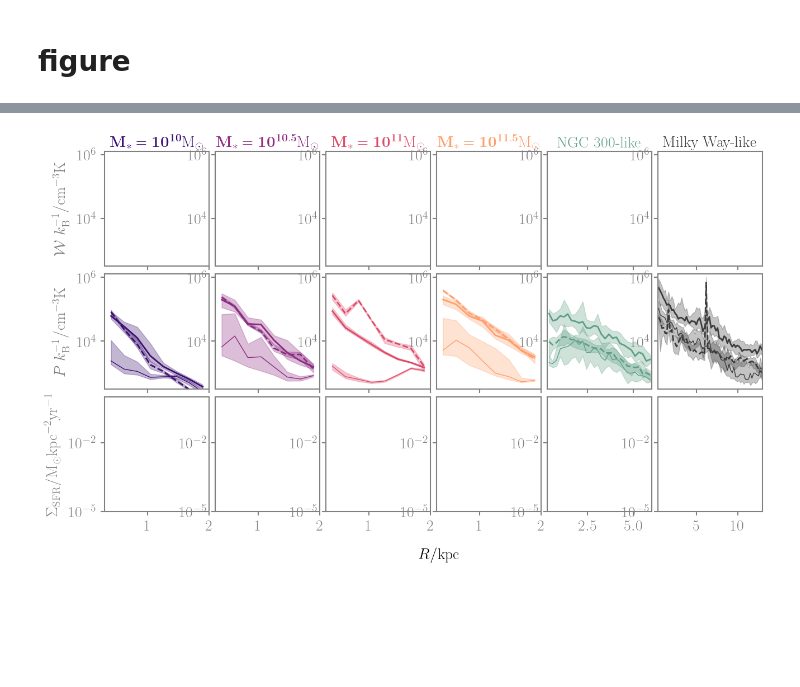
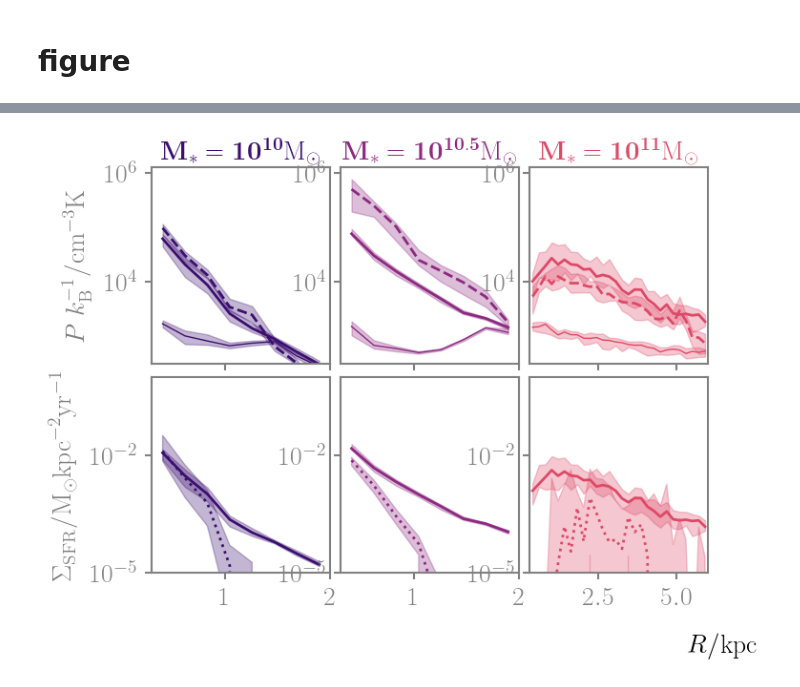
Before and after one commit to sjeffreson/GalactISM-analysis-PRFM, a Jupyter notebook: Check_pressures-weights-SFRs_single-time.ipynb, the cells around one changed output, grey strips where cells are left out. Saved outputs shown, nothing was run; the diff lists cells and outputs as text; code cells hidden in the pictures; blank space fills up the shorter version.

```diff
--- a/Check_pressures-weights-SFRs_single-time.ipynb
+++ b/Check_pressures-weights-SFRs_single-time.ipynb
@@ -63,9 +59,9 @@ ETG_medM = PRFMDataset(
     total_height=0.3, # kpc
     Rmax=2., # kpc
     phibin_sep=np.pi/12.,
-    snapname="snap-DESPOTIC_100.hdf5",
+    snapname="snap-DESPOTIC_399.hdf5",
     exclude_temp_above=1.e4,
     exclude_avir_below=2.,
-    realign_galaxy=True, # according to angular momentum vector of gas
+    realign_galaxy_to_disk=True, # according to angular momentum vector of gas
     required_particle_types=[0,1,2,3,4], # just gas by default
 )
@@ -94,6 +86,6 @@ NGC300 = PRFMDataset(
     snapname="snap-DESPOTIC_799.hdf5",
     exclude_temp_above=1.e4,
     exclude_avir_below=2.,
-    realign_galaxy=True, # according to angular momentum vector of gas
+    realign_galaxy_to_disk=True, # according to angular momentum vector of gas
     required_particle_types=[0,1,2,3,4], # just gas by default
 )
@@ -116,6 +104,8 @@ MW = PRFMDataset(
 # %%
-data = [ETG_vlM, ETG_lowM, ETG_medM, ETG_hiM, NGC300, MW]
-Rmaxs_kpc = np.array([ETG_vlM.Rmax, ETG_lowM.Rmax, ETG_medM.Rmax, ETG_hiM.Rmax, NGC300.Rmax, MW.Rmax])/ah.kpc_to_cm
+data = [ETG_vlM, ETG_medM, NGC300]
+Rmaxs_kpc = np.array([ETG_vlM.Rmax, ETG_medM.Rmax, NGC300.Rmax])/ah.kpc_to_cm
+#data = [ETG_vlM, ETG_lowM, ETG_medM, ETG_hiM, NGC300]#, MW]
+#Rmaxs_kpc = np.array([ETG_vlM.Rmax, ETG_lowM.Rmax, ETG_medM.Rmax, ETG_hiM.Rmax, NGC300.Rmax])/ah.kpc_to_cm#,MW.Rmax
 # %%
 keys = ['Ptot', 'Ptherm', 'Pturb', 'Weight', 'SigmaSFR']
 props = []
@@ -124,7 +114,9 @@ for instance in data:
     for key in keys:
         props_dict[key] = {}
         props_2D = instance.get_prop_by_keyword(key)
+        props_dict[key]['mean'] = np.nanmean(props_2D, axis=1)
         props_dict[key]['med'] = np.nanmedian(props_2D, axis=1)
+        props_dict[key]['std'] = np.std(props_2D, axis=1)
         props_dict[key]['q1'] = np.nanquantile(props_2D, 0.25, axis=1)
         props_dict[key]['q4'] = np.nanquantile(props_2D, 0.75, axis=1)
     props_dict['Rbin_centers'] = instance.Rbin_centers
@@ -177,19 +167,7 @@ for i, Rmax in zip(range(6), Rmaxs_kpc):
     ax.set_yscale('log')
     axs_bot.append(ax)
 
-axs_top = []
-for i, Rmax in zip(range(6), Rmaxs_kpc):
-    if(i==0):
-        ylabel=r'$\mathcal{W}~k_{\rm B}^{-1}/{\rm cm}^{-3} {\rm K}$'
-        ax = fig.add_axes([leftMarg+i*(w+wBetMarg), botMarg+2*(h+hBetMarg), w, h], ylim=[10.**2.5, 10.**6.1], xlim=[0.3, Rmax],
-                         xlabel='', xticklabels='', ylabel=ylabel)
-    else:
-        ax = fig.add_axes([leftMarg+i*(w+wBetMarg), botMarg+2*(h+hBetMarg), w, h], ylim=[10.**2.5, 10.**6.1], xlim=[0.3, Rmax],
-                         xlabel='', xticklabels='', yticklabels='')
-    ax.set_yscale('log')
-    axs_top.append(ax)
-
-for ax, label, color in zip(axs_top, labels, colors):
+for ax, label, color in zip(axs_mid, labels, colors):
     print(color)
     ax.set_title(label, color=color, fontsize=20)
 fig.text(0.475, -0.02, r'$R/{\rm kpc}$')
@@ -197,9 +175,9 @@ fig.text(0.475, -0.02, r'$R/{\rm kpc}$')
 ### plot stuff
 # weight vs. pressure
 for ax, color, props_ in zip(axs_mid, colors, props):
-    ax.plot(props_['Rbin_centers']/ah.kpc_to_cm, props_['Weight']['med']/ah.kB_cgs, color=color, lw=2, ls='dashed')
-    ax.fill_between(props_['Rbin_centers']/ah.kpc_to_cm, props_['Weight']['q1']/ah.kB_cgs,
-                    y2=props_['Weight']['q4']/ah.kB_cgs, alpha=0.3, color=color)
+    ax.plot(props_['Rbin_centers']/ah.kpc_to_cm, props_['Weight']['med'], color=color, lw=2, ls='dashed')
+    ax.fill_between(props_['Rbin_centers']/ah.kpc_to_cm, props_['Weight']['q1'],
+                    y2=props_['Weight']['q4'], alpha=0.3, color=color)
 
     ax.plot(props_['Rbin_centers']/ah.kpc_to_cm, props_['Ptot']['med'], color=color, lw=2)
     ax.fill_between(props_['Rbin_centers']/ah.kpc_to_cm, props_['Ptot']['q1'], y2=props_['Ptot']['q4'], alpha=0.3, color=color)
@@ -209,40 +187,24 @@ for ax, color, props_ in zip(axs_mid, colors, props):
 
 # pressure vs. SFR
 for ax, color, props_ in zip(axs_bot, colors, props):
-    ax.plot(props_['Rbin_centers']/ah.kpc_to_cm, props_['SigmaSFR']['med'], color=color, lw=2, ls='dotted')
-    ax.fill_between(props_['Rbin_centers']/ah.kpc_to_cm, props_['SigmaSFR']['q1'], y2=props_['SigmaSFR']['q4'], alpha=0.3, color=color)
+    # SFRs
+    ax.plot(
+        props_['Rbin_centers'] / ah.kpc_to_cm,
+        props_['SigmaSFR']['med'],
+        color=color, lw=2, ls='dotted')
+    ax.fill_between(props_['Rbin_centers'] / ah.kpc_to_cm,
+                    props_['SigmaSFR']['q1'],
+                    y2=props_['SigmaSFR']['q4'],
+                    alpha=0.3, color=color)
 
-    # q1SigmaSFRs_plt = q1SigmaSFRs_.copy()
-    # q1SigmaSFRs_plt[q1SigmaSFRs_plt==0.] = 1.e-30
-
-    ### TO DO: convert pressure to an SFR value with Upsilon
-    # ax.plot(Rbin_centres/kpc_to_cm, medUpsilonSigmaSFRs[i],
-    #         color=c, lw=2, label='total')
-    # ax.fill_between(Rbin_centres/kpc_to_cm, q1UpsilonSigmaSFRs[i],
-    #                 y2=q4UpsilonSigmaSFRs[i], alpha=0.3, color=c)
-
-# weight contributions
-### TO DO
-
-# # legend, data
-# legend1 = ax24.legend(
-#     loc='lower center', bbox_to_anchor=(-1.15, 1.4), ncol=4, frameon=False, handlelength=1.25, columnspacing=0.75
-# )
-
-# custom_lines = [Line2D([0], [0], color='k', ls='dashed', lw=2),
-#                 Line2D([0], [0], color='k', lw=2),
-#                 Line2D([0], [0], color='k', lw=1),
-#                 Line2D([0], [0], color='k', ls='dotted', lw=2)]
-# legend2 = ax24.legend(
-#     custom_lines, [r'ISM weight ($\mathcal{W}$)',
-#                    r'total pressure ($P_{\rm tot}$)',
-#                    r'thermal pressure ($P_{\rm th}$)',
-#                    r'SFR surface density ($\Sigma_{\rm SFR}$)'
-#                   ],
-#     loc='lower center', bbox_to_anchor=(-1.15, 1.15), ncol=4, frameon=False, handlelength=1, columnspacing=0.75
-# )
-# ax24.add_artist(legend1)
-# ax24.add_artist(legend2)
+    # pressures via Equation 6 of Jeffreson et al. 2024b
+    ax.plot(props_['Rbin_centers'] / ah.kpc_to_cm,
+            10.**(-7.86) * props_['Ptot']['med']**1.235,
+            color=color, lw=2, label='total')
+    ax.fill_between(props_['Rbin_centers'] / ah.kpc_to_cm,
+                    10.**(-7.86) * props_['Ptot']['q1']**1.235,
+                    y2=10.**(-7.86) * props_['Ptot']['q4']**1.235,
+                    alpha=0.3, color=color)
 
 # plt.savefig(
 #     '/n/holystore01/LABS/itc_lab/Users/sjeffreson/ETGs/figs/rotcurves.pdf',
@@ -261 +220 @@ plt.show()
-[figure, old version]
+[figure, new version]
```
Also changed, not shown: parts of 27 cells of this notebook, 6 other files.
